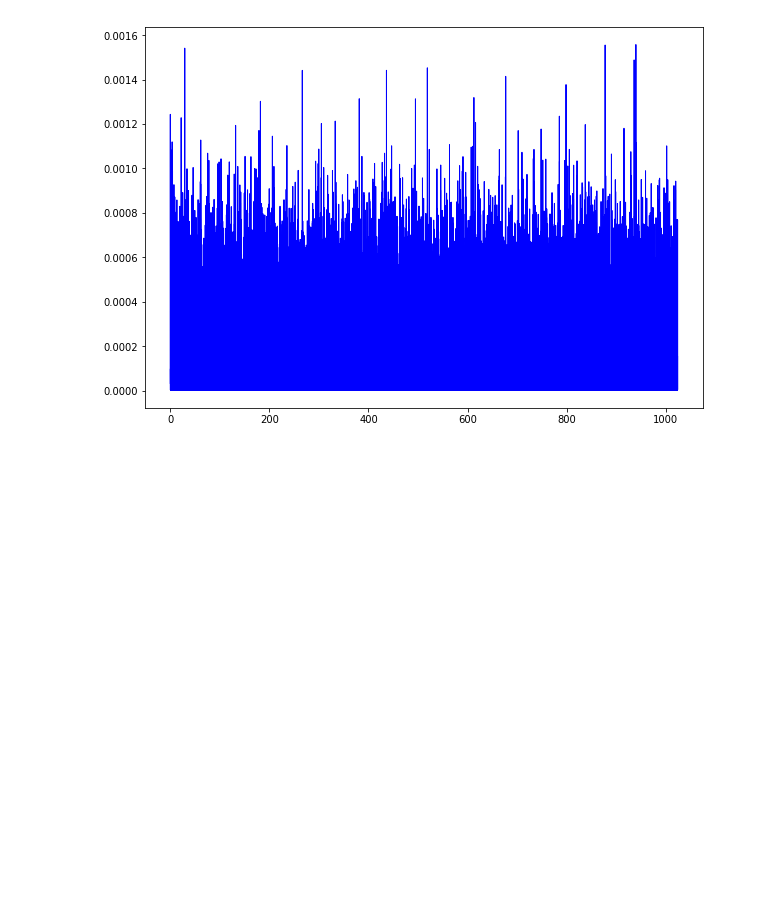
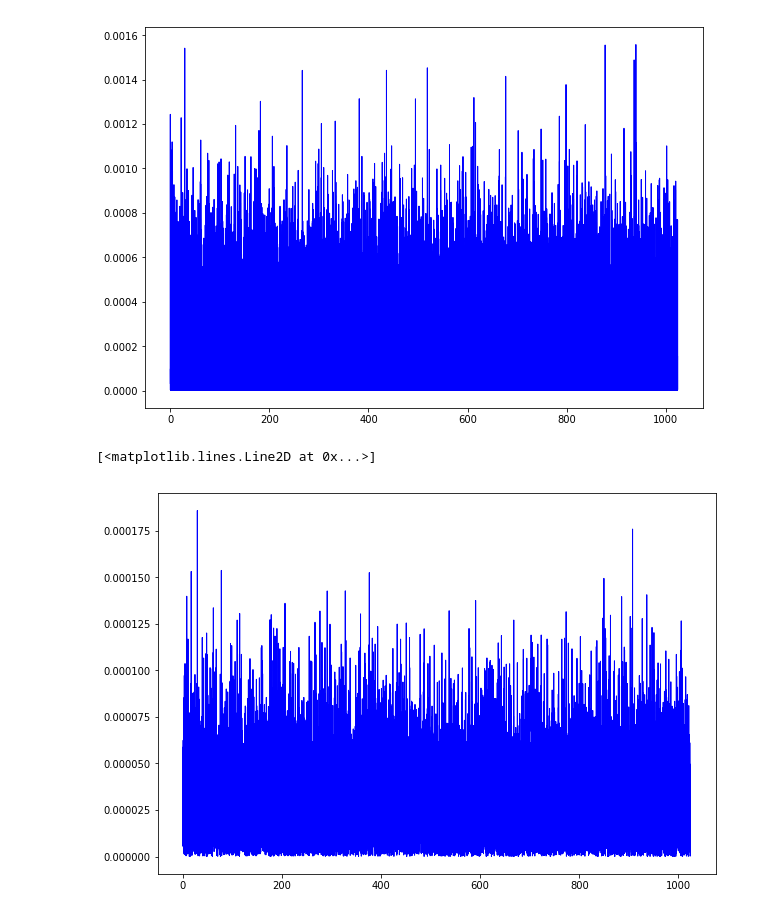
Before and after one commit to swapsha96/gsoc-learning, a Jupyter notebook: week0/Playing with kHz QPO.ipynb, the cells around one changed output. Drawn from its saved outputs; the diff is of its cells as text; code cells hidden in the pictures; blank space fills up the shorter version.

```diff
--- a/week0/Playing with kHz QPO.ipynb
+++ b/week0/Playing with kHz QPO.ipynb
@@ -298,3 +298,15 @@ ax1.plot(cs1.freq, np.abs(cs1.power), lw=1, color='blue')
 # %% [output]
 [<matplotlib.lines.Line2D at 0x...>]
 [figure]
+# %%
+avg_cs1 = AveragedCrossspectrum(lc1=lc2, lc2=lc1, segment_size=segment_size, norm='abs')
+
+
+range_start = int(800 * n / 1024)
+range_stop = int(900 * n / 1024)
+
+fig, ax1 = plt.subplots(figsize=(10,7))
+ax1.plot(avg_cs1.freq, np.abs(avg_cs1.power), lw=1, color='blue') # used `abs` as suggested by Abigail
+# %% [output]
+[<matplotlib.lines.Line2D at 0x...>]
+[figure, added]
```
Also changed, not shown: parts of 2 cells of this notebook.
